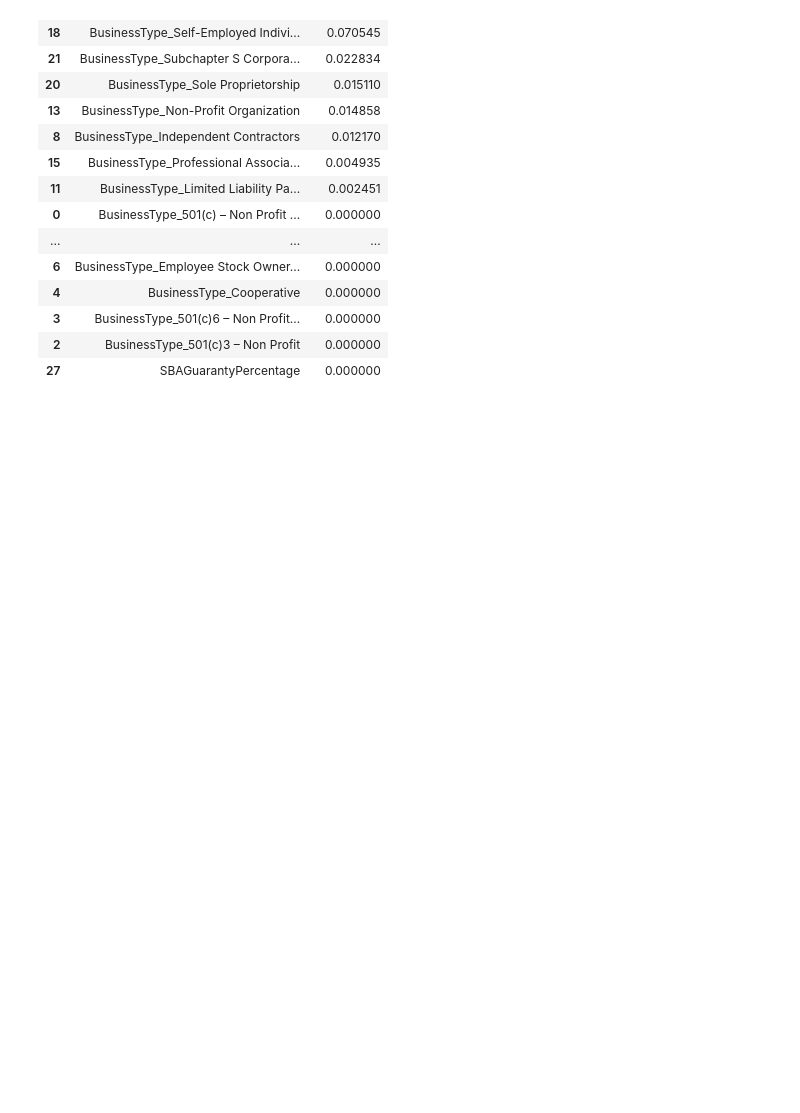
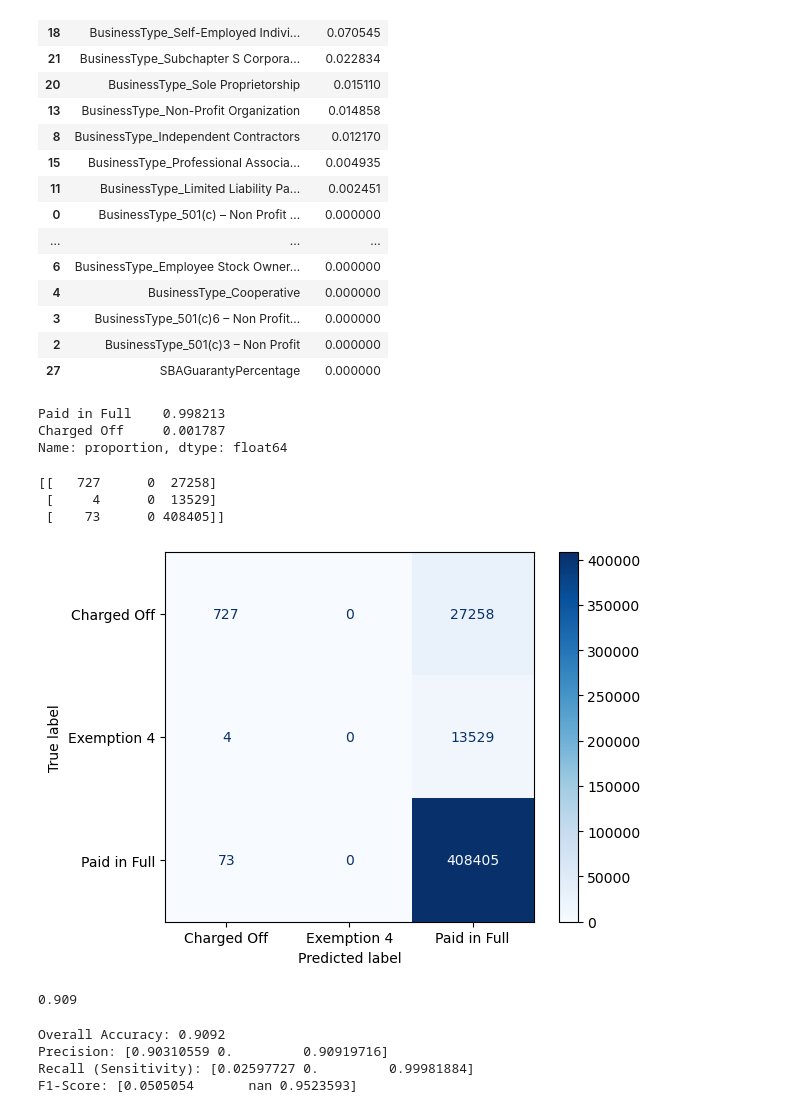
Before and after one commit to sheisroot/PPP-loan-repayment, a Jupyter notebook: code/02_LoanStatus_model.ipynb, the cells around one changed output. Cells and saved outputs as stored; diff of their text form; code cells hidden in the pictures; blank space fills up the shorter version.

Commit message:
generated confusion matrix and imbalance data metrics

```diff
--- a/code/02_LoanStatus_model.ipynb
+++ b/code/02_LoanStatus_model.ipynb
@@ -153,3 +154,11 @@ top_features
 | 3 | BusinessType_501(c)6 – Non Profit... | 0.000000 |
 | 2 | BusinessType_501(c)3 – Non Profit | 0.000000 |
 | 27 | SBAGuarantyPercentage | 0.000000 |
+# %%
+# Examine y predictions
+y_pred = pipe.predict(X_test)
+pd.Series(y_pred).value_counts(normalize=True)
+# %% [output]
+Paid in Full    0.998213
+Charged Off     0.001787
+Name: proportion, dtype: float64
@@ -155,0 +168,16 @@ top_features
+# %%
+print(cm)
+# %% [output]
+[[   727      0  27258]
+ [     4      0  13529]
+ [    73      0 408405]]
+# %%
+ConfusionMatrixDisplay.from_estimator(pipe, X_test, y_test, cmap='Blues');
+# %% [output]
+[figure, added]
+# %%
+# Compute overall accuracy from confusion matrix
+overall_accuracy = (cm[0, 0] + cm[1, 1] + cm[2, 2]) / cm.sum()
+round(overall_accuracy, 3)
+# %% [output]
+0.909
@@ -155,0 +189,11 @@ top_features
+# %%
+print(f"Overall Accuracy: {overall_accuracy:.4f}")
+# print(f"Baseline Accuracy: {baseline_accuracy:.4f}")
+print(f"Precision: {precision}")
+print(f"Recall (Sensitivity): {recall}")
+print(f"F1-Score: {f1_score}")
+# %% [output]
+Overall Accuracy: 0.9092
+Precision: [0.90310559 0.         0.90919716]
+Recall (Sensitivity): [0.02597727 0.         0.99981884]
+F1-Score: [0.0505054       nan 0.9523593]
```
Also changed, not shown: parts of 3 cells of this notebook, 1 other file.
